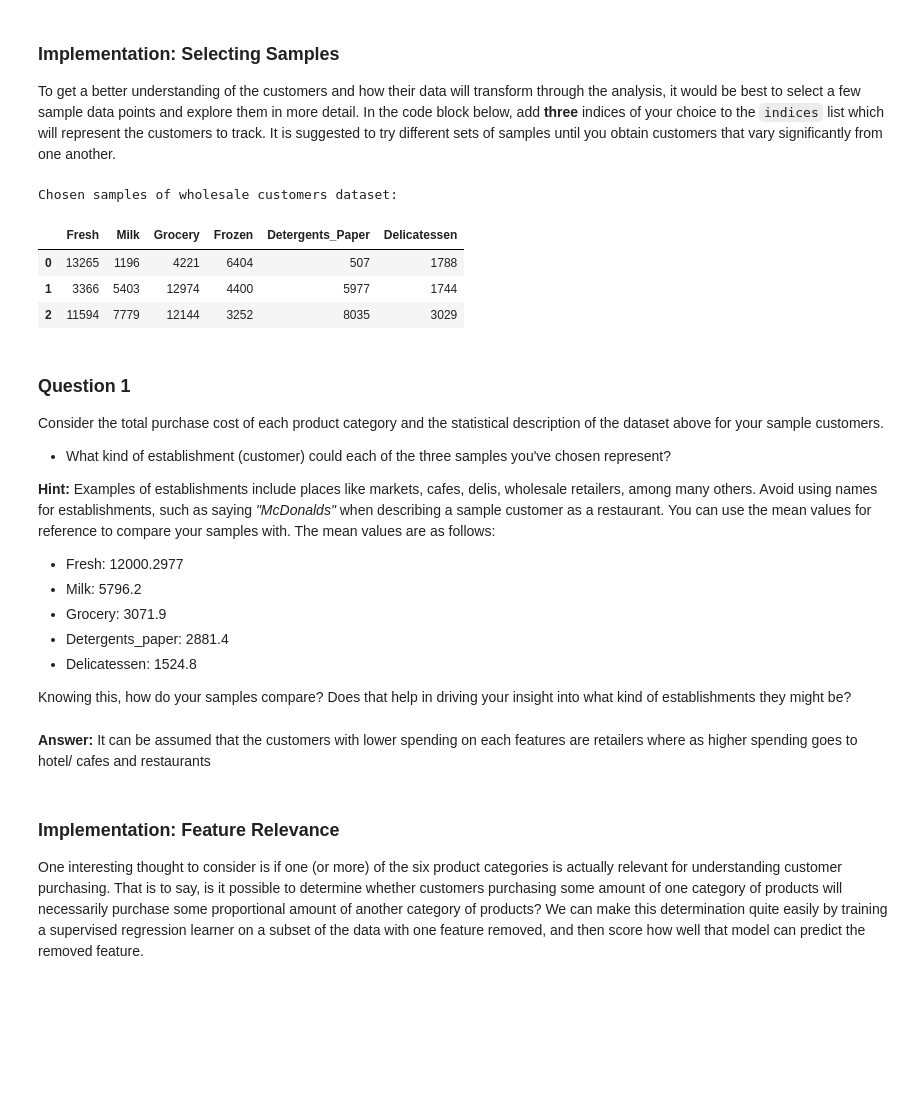
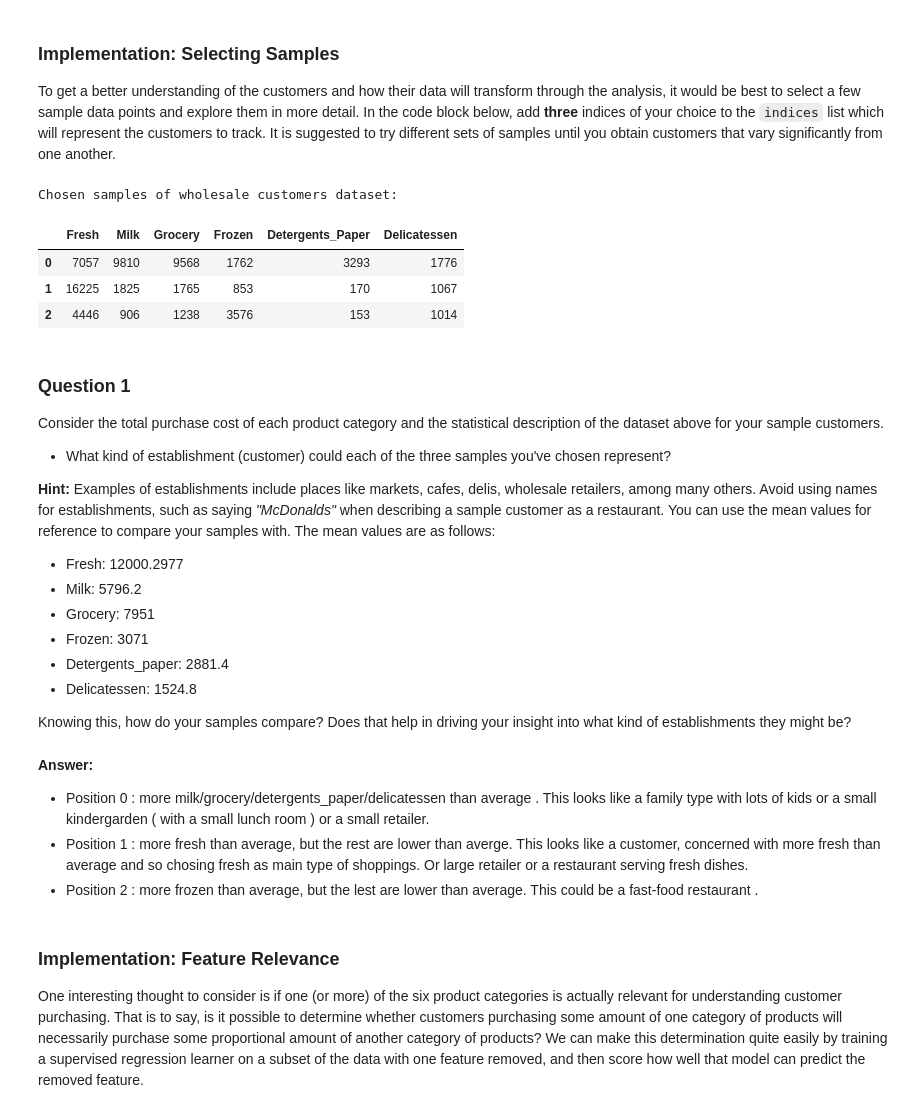
Before and after one commit to wang-zhe/Udacity-Review-Statistics, a Jupyter notebook: customer_segments.ipynb, the cells around one changed output. Saved outputs shown, nothing was run; the diff lists cells and outputs as text; code cells hidden in the pictures; blank space fills up the shorter version.

```diff
--- a/customer_segments.ipynb
+++ b/customer_segments.ipynb
@@ -60,18 +60,18 @@ display(data.describe())
 To get a better understanding of the customers and how their data will transform through the analysis, it would be best to select a few sample data points and explore them in more detail. In the code block below, add **three** indices of your choice to the `indices` list which will represent the customers to track. It is suggested to try different sets of samples until you obtain customers that vary significantly from one another.
 # %%
 # TODO: Select three indices of your choice you wish to sample from the dataset
-indices = [3,10,100]
+indices = [1, 150, 400]
 
 # Create a DataFrame of the chosen samples
 samples = pd.DataFrame(data.loc[indices], columns = data.keys()).reset_index(drop = True)
 print("Chosen samples of wholesale customers dataset:")
 display(samples)
 # %% [output]
 Chosen samples of wholesale customers dataset:
 |  | Fresh | Milk | Grocery | Frozen | Detergents_Paper | Delicatessen |
-| 0 | 13265 | 1196 | 4221 | 6404 | 507 | 1788 |
-| 1 | 3366 | 5403 | 12974 | 4400 | 5977 | 1744 |
-| 2 | 11594 | 7779 | 12144 | 3252 | 8035 | 3029 |
+| 0 | 7057 | 9810 | 9568 | 1762 | 3293 | 1776 |
+| 1 | 16225 | 1825 | 1765 | 853 | 170 | 1067 |
+| 2 | 4446 | 906 | 1238 | 3576 | 153 | 1014 |
 # %% [markdown]
 ### Question 1
 Consider the total purchase cost of each product category and the statistical description of the dataset above for your sample customers.
@@ -82,14 +82,17 @@ Consider the total purchase cost of each product category and the statistical de
 
 * Fresh: 12000.2977
 * Milk: 5796.2
-* Grocery: 3071.9
+* Grocery: 7951
+* Frozen: 3071
 * Detergents_paper: 2881.4
 * Delicatessen: 1524.8
 
 Knowing this, how do your samples compare? Does that help in driving your insight into what kind of establishments they might be?
-# %% [markdown]
-**Answer:**
-It can be assumed that the customers with lower spending on each features are retailers where as higher spending goes to hotel/ cafes and restaurants
+# %% [markdown]
+**Answer:**
+ - Position 0 : more milk/grocery/detergents_paper/delicatessen than average . This looks like a family type with lots of kids or a small kindergarden ( with a small lunch room ) or a small retailer.
+ - Position 1 : more fresh than average, but the rest are lower than averge. This looks like a customer, concerned with  more fresh than average and so chosing fresh as main type of shoppings. Or large retailer or a restaurant serving fresh dishes.
+ - Position 2 : more frozen than average, but the lest are lower than average. This could be a fast-food restaurant .
 # %% [markdown]
 ### Implementation: Feature Relevance
 One interesting thought to consider is if one (or more) of the six product categories is actually relevant for understanding customer purchasing. That is to say, is it possible to determine whether customers purchasing some amount of one category of products will necessarily purchase some proportional amount of another category of products? We can make this determination quite easily by training a supervised regression learner on a subset of the data with one feature removed, and then score how well that model can predict the removed feature.
```
Also changed, not shown: parts of 41 cells of this notebook.
